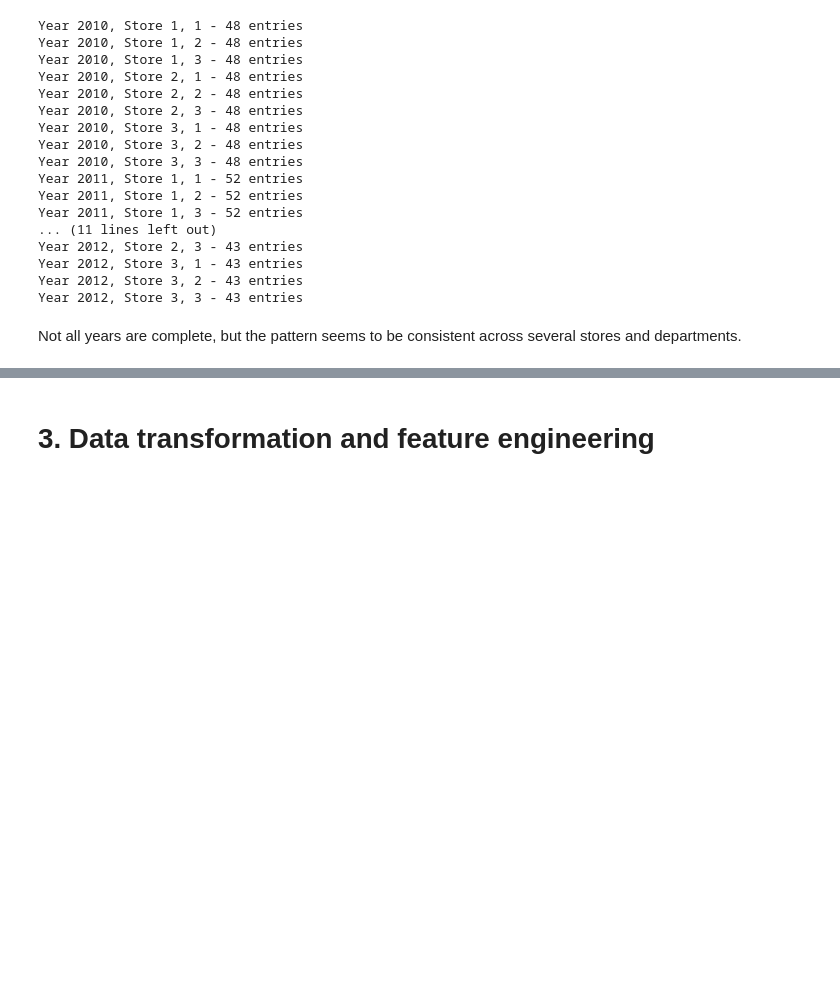
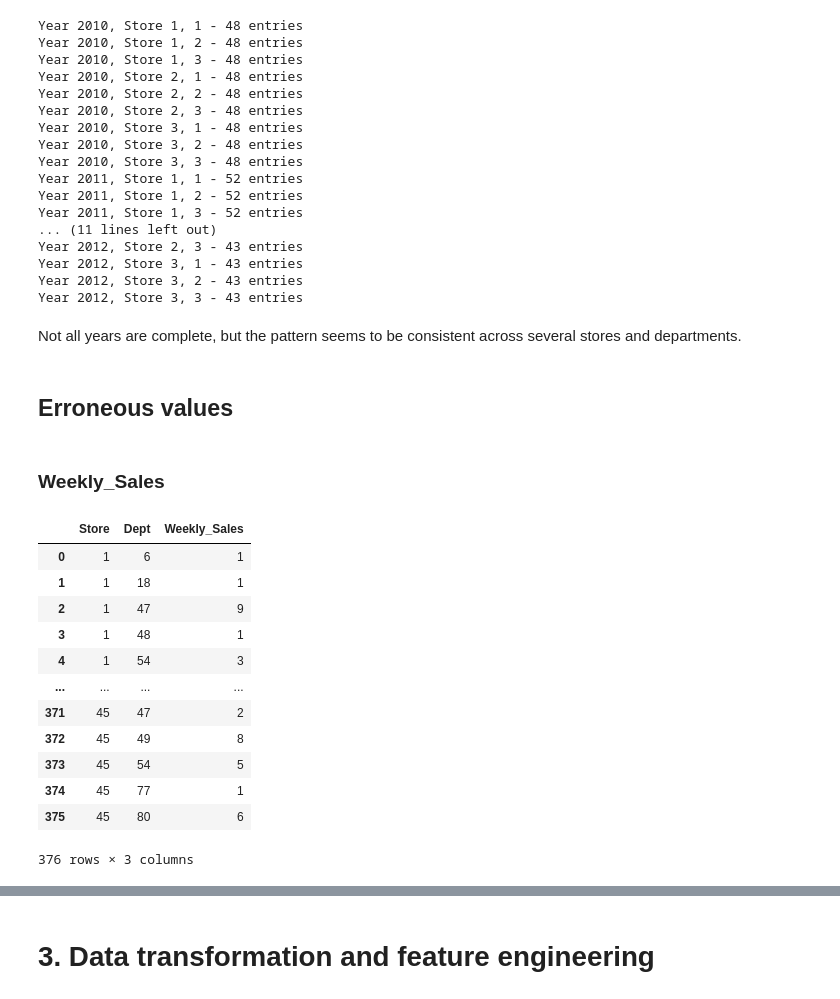
Before and after one commit to CoMa95/Retail-Sales-Analytics, a Jupyter notebook: jupyter_notebooks/project_workbook.ipynb, the cells around one changed output, grey strips where cells are left out. Drawn from its saved outputs; the diff is of its cells as text; code cells hidden in the pictures; blank space fills up the shorter version.

```diff
--- a/jupyter_notebooks/project_workbook.ipynb
+++ b/jupyter_notebooks/project_workbook.ipynb
@@ -367,2 +367,24 @@ Not all years are complete, but the pattern seems to be consistent across severa
 for col in ['CPI', 'Fuel_Price', 'Unemployment']:
     df[col] = round(df[col], 2)
+# %% [markdown]
+## Erroneous values
+# %% [markdown]
+### Weekly_Sales
+# %%
+# explore negative values, look for patterns
+negatives = df.query("Weekly_Sales < 0").groupby(['Store', 'Dept'])['Weekly_Sales'].count().to_frame().reset_index()
+negatives
+# %% [output]
+|  | Store | Dept | Weekly_Sales |
+| 0 | 1 | 6 | 1 |
+| 1 | 1 | 18 | 1 |
+| 2 | 1 | 47 | 9 |
+| 3 | 1 | 48 | 1 |
+| 4 | 1 | 54 | 3 |
+| ... | ... | ... | ... |
+| 371 | 45 | 47 | 2 |
+| 372 | 45 | 49 | 8 |
+| 373 | 45 | 54 | 5 |
+| 374 | 45 | 77 | 1 |
+| 375 | 45 | 80 | 6 |
+376 rows × 3 columns
```
Also changed, not shown: parts of 11 cells of this notebook.
